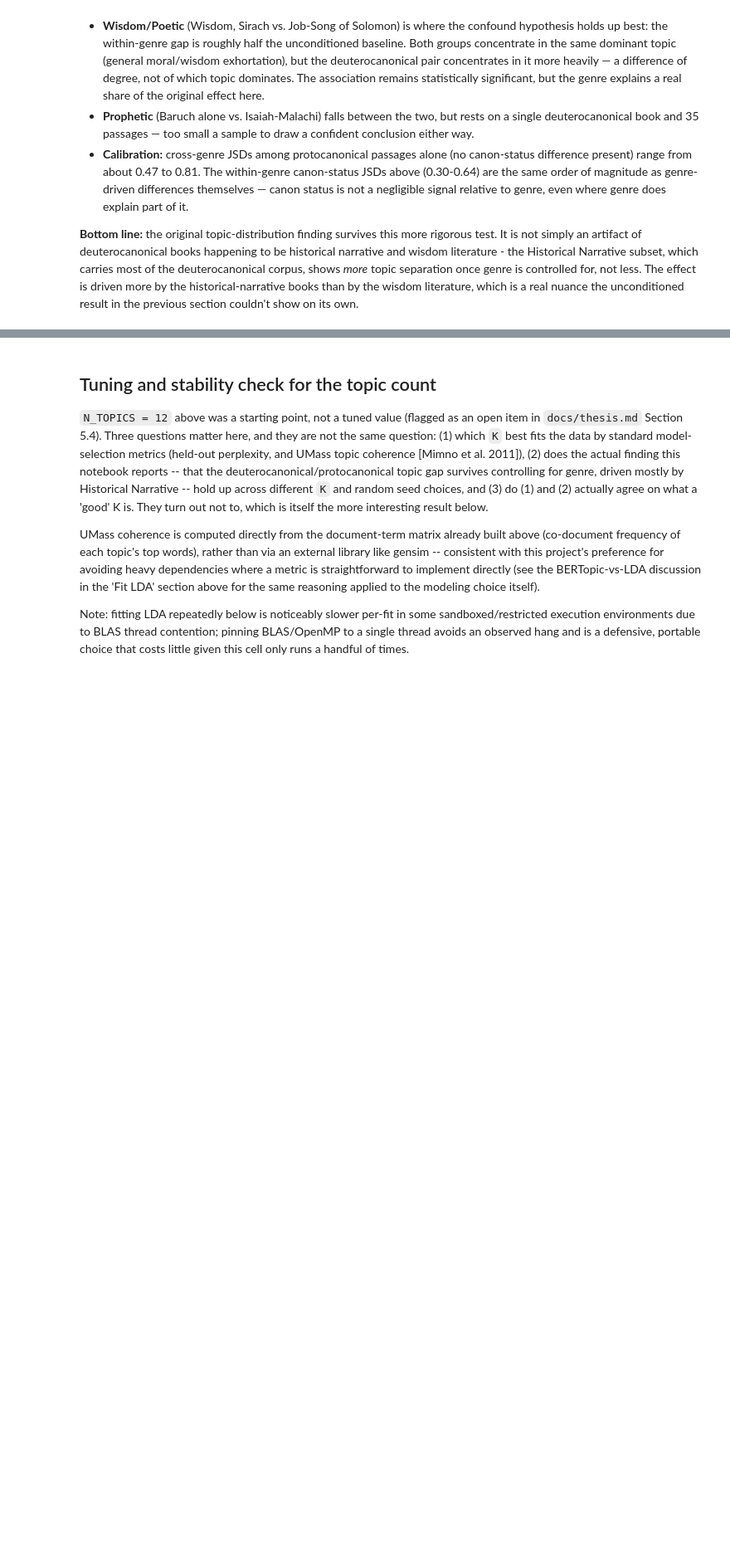
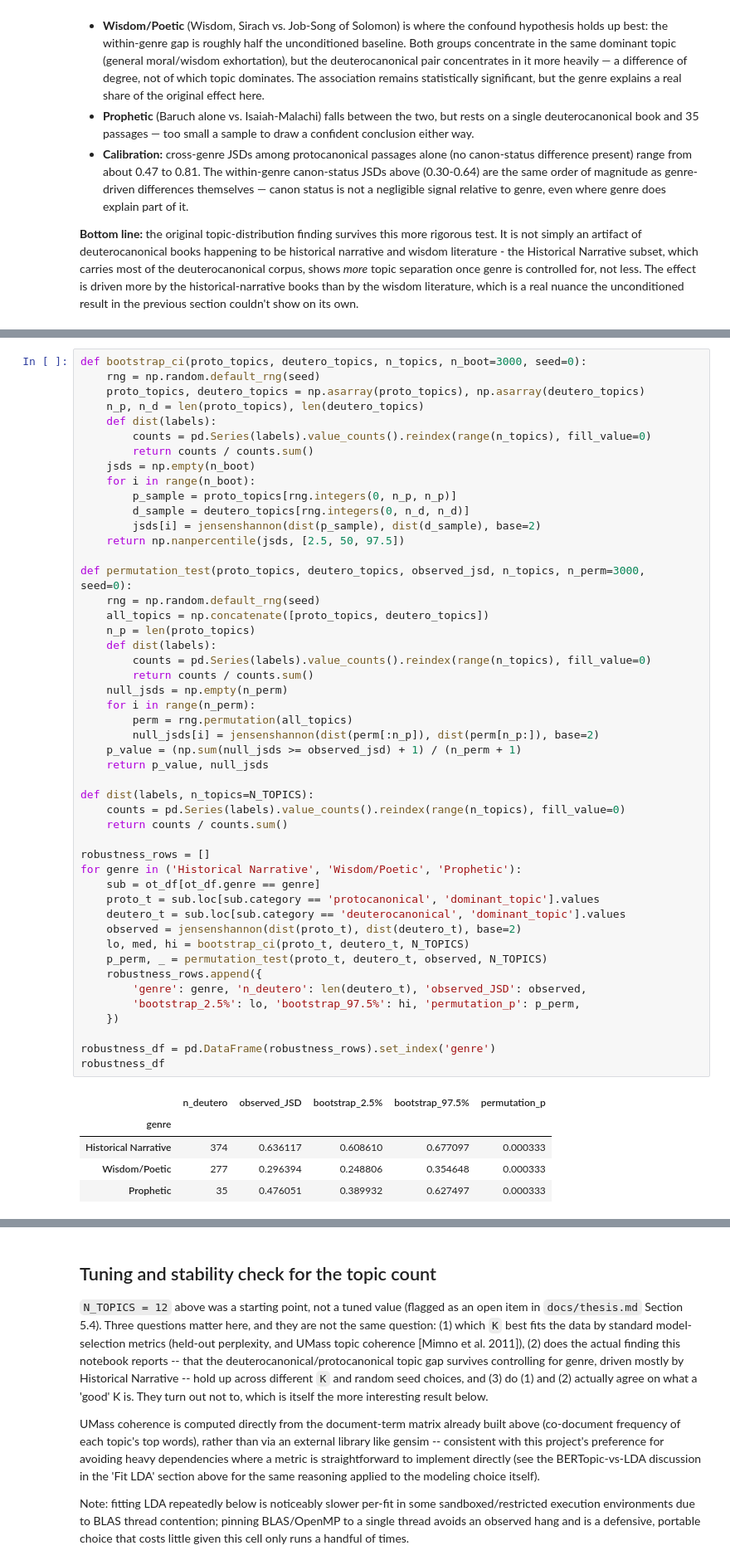
Before and after one commit to Zel143/bible-canon-mapper, a Jupyter notebook: canon-divergence-mapper/notebooks/03_topic_modeling.ipynb, the cells around one changed output, grey strips where cells are left out. Shown at 83% size. Cells and saved outputs as stored; diff of their text form; blank space fills up the shorter version.

```diff
--- a/canon-divergence-mapper/notebooks/03_topic_modeling.ipynb
+++ b/canon-divergence-mapper/notebooks/03_topic_modeling.ipynb
@@ -349,0 +396,54 @@ The genre-confound hypothesis is only **partially** supported, and not in the di
+# %%
+def bootstrap_ci(proto_topics, deutero_topics, n_topics, n_boot=3000, seed=0):
+    rng = np.random.default_rng(seed)
+    proto_topics, deutero_topics = np.asarray(proto_topics), np.asarray(deutero_topics)
+    n_p, n_d = len(proto_topics), len(deutero_topics)
+    def dist(labels):
+        counts = pd.Series(labels).value_counts().reindex(range(n_topics), fill_value=0)
+        return counts / counts.sum()
+    jsds = np.empty(n_boot)
+    for i in range(n_boot):
+        p_sample = proto_topics[rng.integers(0, n_p, n_p)]
+        d_sample = deutero_topics[rng.integers(0, n_d, n_d)]
+        jsds[i] = jensenshannon(dist(p_sample), dist(d_sample), base=2)
+    return np.nanpercentile(jsds, [2.5, 50, 97.5])
+
+def permutation_test(proto_topics, deutero_topics, observed_jsd, n_topics, n_perm=3000, seed=0):
+    rng = np.random.default_rng(seed)
+    all_topics = np.concatenate([proto_topics, deutero_topics])
+    n_p = len(proto_topics)
+    def dist(labels):
+        counts = pd.Series(labels).value_counts().reindex(range(n_topics), fill_value=0)
+        return counts / counts.sum()
+    null_jsds = np.empty(n_perm)
+    for i in range(n_perm):
+        perm = rng.permutation(all_topics)
+        null_jsds[i] = jensenshannon(dist(perm[:n_p]), dist(perm[n_p:]), base=2)
+    p_value = (np.sum(null_jsds >= observed_jsd) + 1) / (n_perm + 1)
+    return p_value, null_jsds
+
+def dist(labels, n_topics=N_TOPICS):
+    counts = pd.Series(labels).value_counts().reindex(range(n_topics), fill_value=0)
+    return counts / counts.sum()
+
+robustness_rows = []
+for genre in ('Historical Narrative', 'Wisdom/Poetic', 'Prophetic'):
+    sub = ot_df[ot_df.genre == genre]
+    proto_t = sub.loc[sub.category == 'protocanonical', 'dominant_topic'].values
+    deutero_t = sub.loc[sub.category == 'deuterocanonical', 'dominant_topic'].values
+    observed = jensenshannon(dist(proto_t), dist(deutero_t), base=2)
+    lo, med, hi = bootstrap_ci(proto_t, deutero_t, N_TOPICS)
+    p_perm, _ = permutation_test(proto_t, deutero_t, observed, N_TOPICS)
+    robustness_rows.append({
+        'genre': genre, 'n_deutero': len(deutero_t), 'observed_JSD': observed,
+        'bootstrap_2.5%': lo, 'bootstrap_97.5%': hi, 'permutation_p': p_perm,
+    })
+
+robustness_df = pd.DataFrame(robustness_rows).set_index('genre')
+robustness_df
+# %% [output]
+|  | n_deutero | observed_JSD | bootstrap_2.5% | bootstrap_97.5% | permutation_p |
+| genre |  |  |  |  |  |
+| Historical Narrative | 374 | 0.636117 | 0.608610 | 0.677097 | 0.000333 |
+| Wisdom/Poetic | 277 | 0.296394 | 0.248806 | 0.354648 | 0.000333 |
+| Prophetic | 35 | 0.476051 | 0.389932 | 0.627497 | 0.000333 |
```
Also changed, not shown: parts of 5 cells of this notebook, 1 other file.
